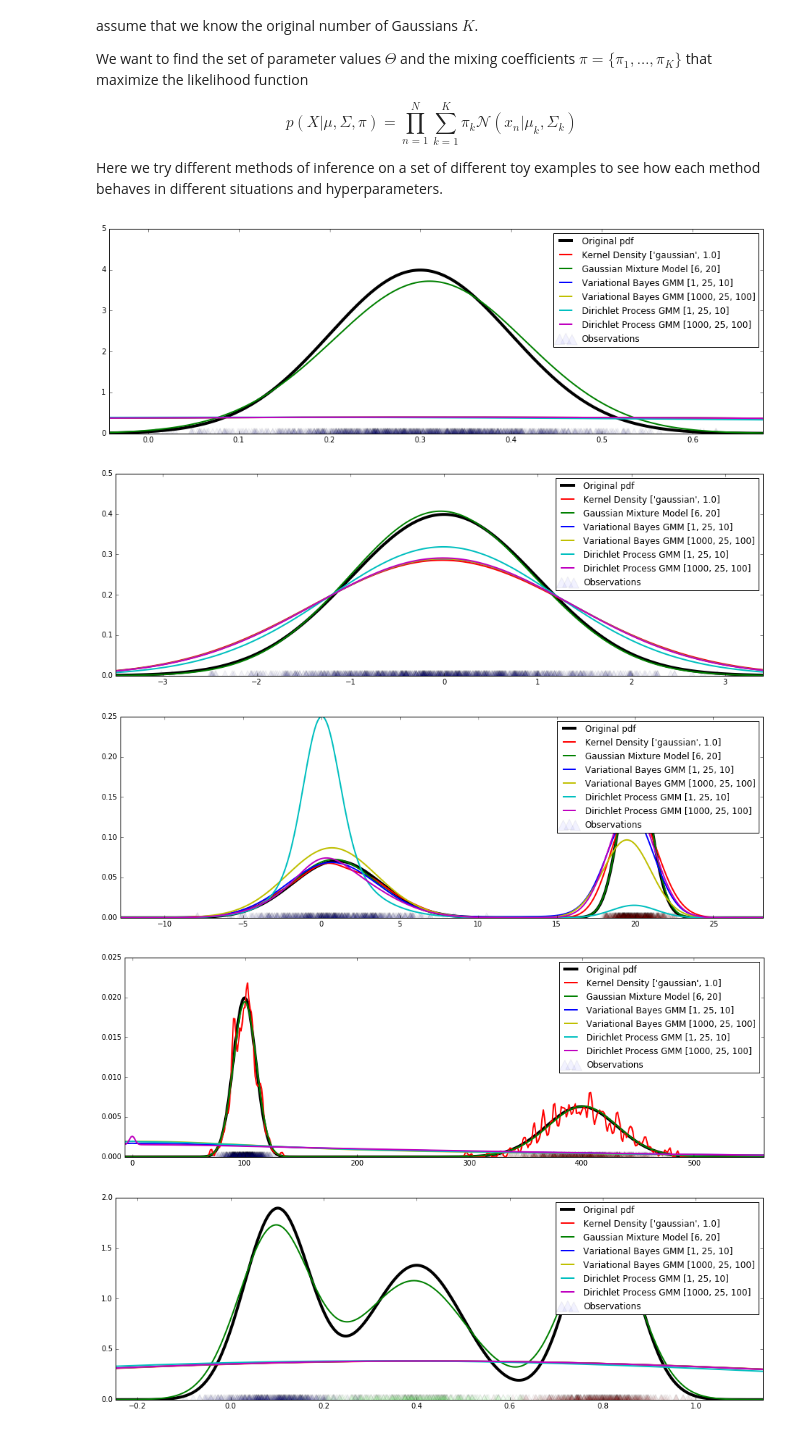
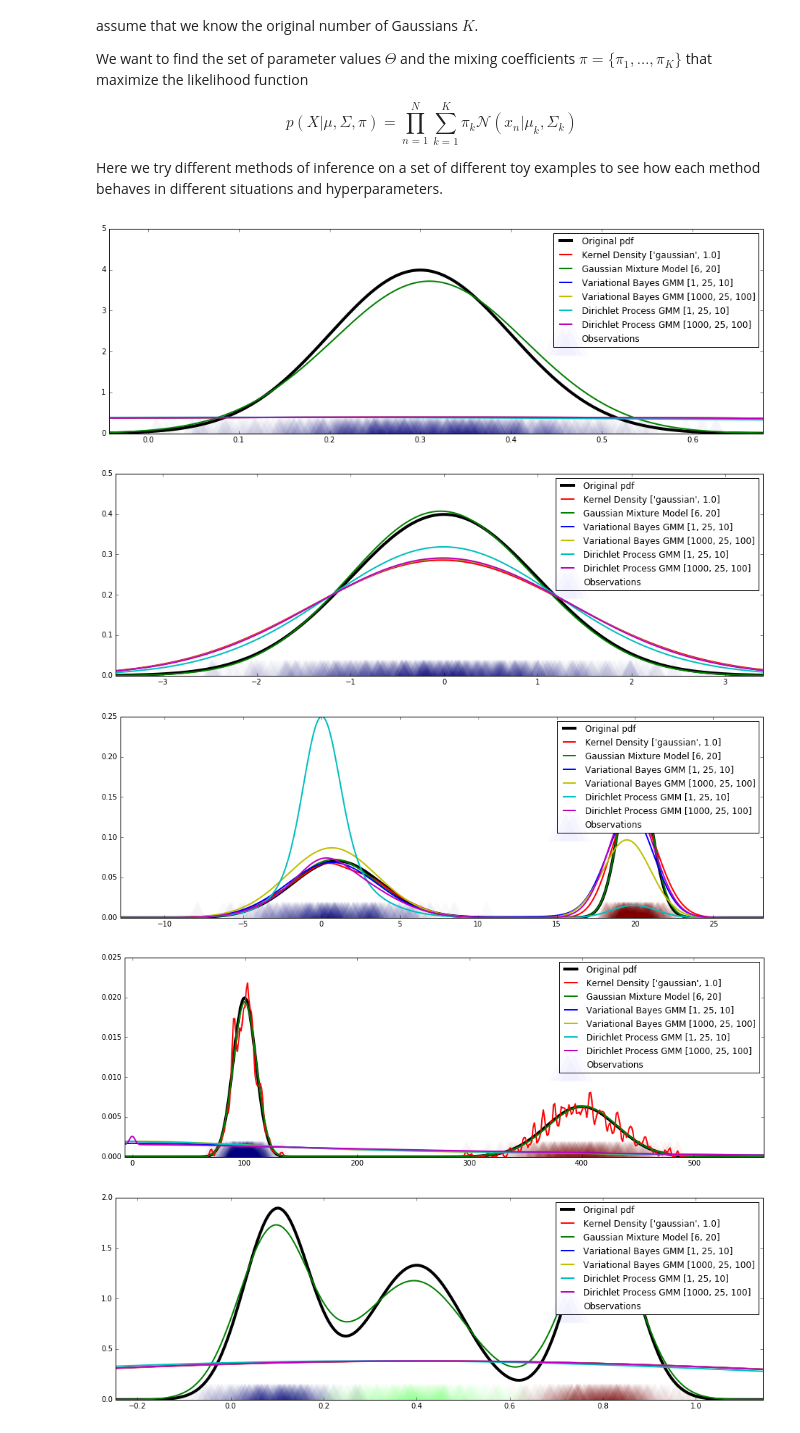
Before and after one commit to perellonieto/deep_calibration, a Jupyter notebook: jupyter/Density_estimation_GMM.ipynb, the cells around one changed output. Drawn from its saved outputs; the diff is of its cells as text; code cells hidden in the pictures.

Commit message:
Improved visualization of observations

```diff
--- a/jupyter/Density_estimation_GMM.ipynb
+++ b/jupyter/Density_estimation_GMM.ipynb
@@ -308,36 +308,36 @@ for z in Z:
     # Compute the original pdf
     original_gmm = GaussianMixtureModel(params=z.values())
     X, Y = original_gmm.sample(N, return_label=True)
 
     # A grid for the following density estimations
     x_grid = np.linspace(X.min()-X.std()*0.5, X.max()+X.std()*0.5, 500).reshape(-1,1)
 
     ax.plot(x_grid, original_gmm.pdf(x_grid), lw=4, label='Original pdf')
-    ax.scatter(X, np.zeros_like(X), marker='^', c=Y, s=200, label='Observations', alpha=0.05)
+    ax.scatter(X, np.zeros_like(X), marker='^', edgecolor='none', c=Y, s=2000, label='Observations', alpha=0.02)
     ax.set_ylim(0)
     ax.set_xlim([x_grid.min(), x_grid.max()])
     for i, (model, args, name) in enumerate(models):
         d_estimator = model(**args)
 
         d_estimator.fit(X)
 
         if model in [KernelDensity]:
             q_x = np.exp(d_estimator.score_samples(x_grid))
         elif model in [DPGMM, VBGMM, GMM]:
             parameters = zip(d_estimator.means_.flatten(),
                              np.concatenate(d_estimator._get_covars()).flatten(),
                              d_estimator.weights_)
             de_copy = GaussianMixtureModel(params=parameters)
             q_x = de_copy.pdf(x_grid)
         else:
             q_x = np.exp(d_estimator.score(x_grid))
 
         ax.plot(x_grid, q_x, lw=2, label="{} {}".format(name, args.values()))
 
     ax.legend(loc='upper right')
 # %% [output]
-[figure, old version]
+[figure, new version]
-[figure, old version]
+[figure, new version]
-[figure, old version]
+[figure, new version]
-[figure, old version]
+[figure, new version]
-[figure, old version]
+[figure, new version]
```
Also changed, not shown: parts of 2 cells of this notebook.
